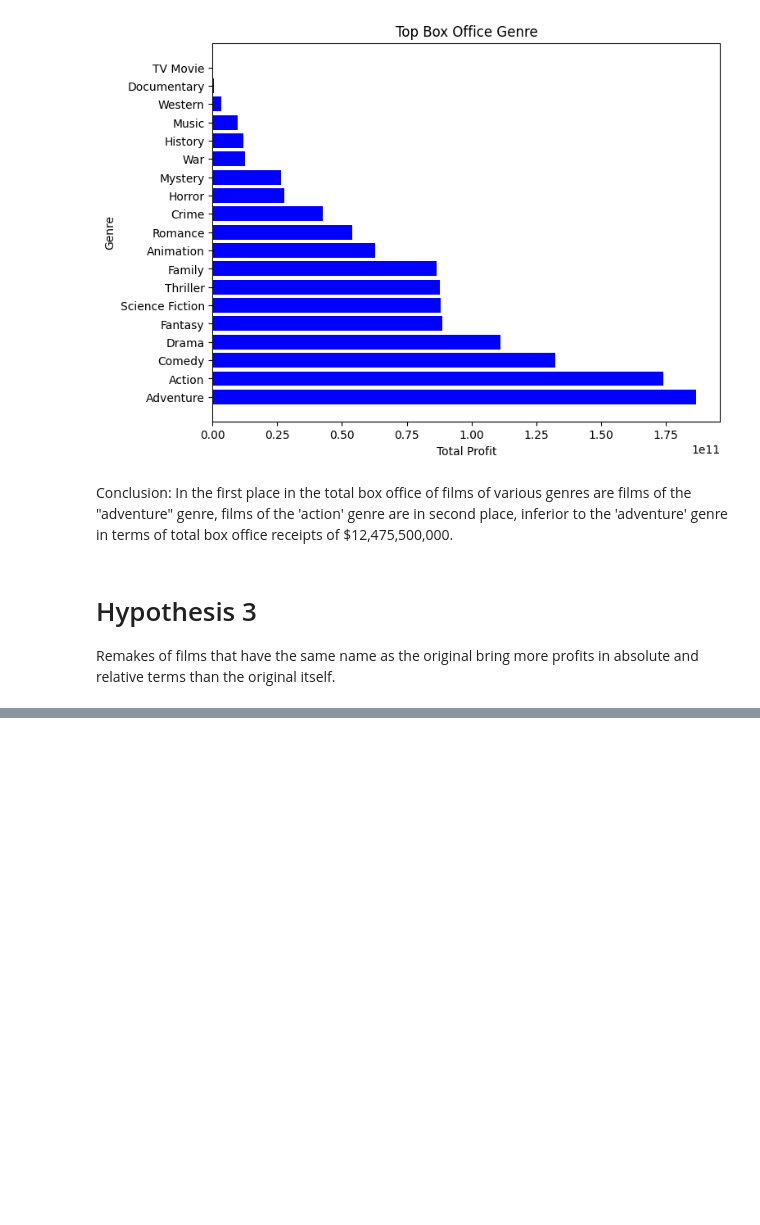
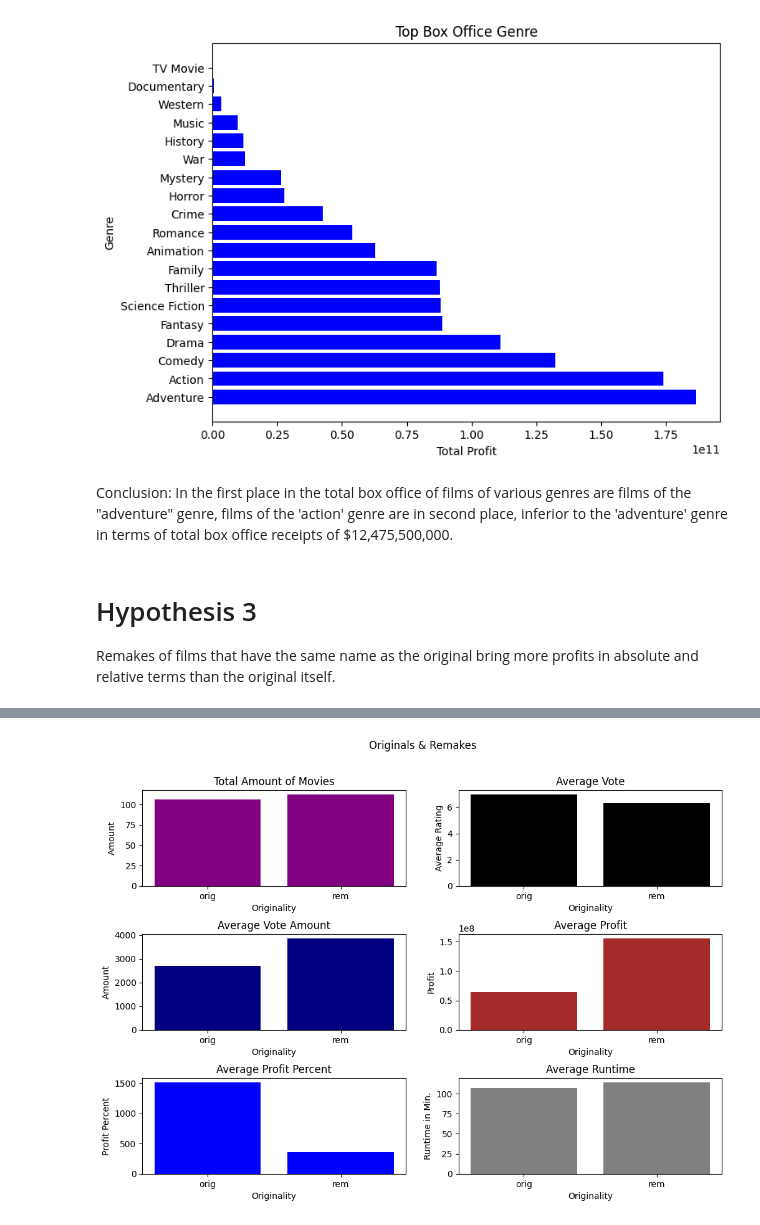
Before and after one commit to dkalenov/TMDB-Movie-Data-Analysis, a Jupyter notebook: TMDB_Movie_Data_Analysis.ipynb, the cells around one changed output, grey strips where cells are left out. Cells and saved outputs as stored; diff of their text form; code cells hidden in the pictures; blank space fills up the shorter version.

```diff
--- a/TMDB_Movie_Data_Analysis.ipynb
+++ b/TMDB_Movie_Data_Analysis.ipynb
@@ -717,0 +822,59 @@ Remakes of films that have the same name as the original bring more profits in a
+# %%
+# data visualization
+
+
+df_remake_avg = pd.DataFrame(rows, columns=['originality_check', 'count', 'avg_vote', 'avg_vote_count',
+                                         'avg_profit', 'avg_percent_profit', 'avg_runtime'])
+
+fig, axes = plt.subplots(3, 2, figsize=(12, 8))
+
+# Change the distance between graphs
+plt.subplots_adjust(hspace=0.5)
+fig.suptitle('Originals & Remakes')
+
+# Chart for count
+axes[0, 0].bar(df_remake_avg['originality_check'], df_remake_avg['count'], color = 'purple')
+axes[0, 0].set_xlabel('Originality')
+axes[0, 0].set_ylabel('Amount')
+axes[0, 0].set_title('Total Amount of Movies')
+
+
+# Diagram for avg_vote
+axes[0, 1].bar(df_remake_avg['originality_check'], df_remake_avg['avg_vote'], color = 'black')
+axes[0, 1].set_xlabel('Originality')
+axes[0, 1].set_ylabel('Average Rating')
+axes[0, 1].set_title('Average Vote')
+
+# Chart for avg_vote_count
+axes[1, 0].bar(df_remake_avg['originality_check'], df_remake_avg['avg_vote_count'], color = 'navy')
+axes[1, 0].set_xlabel('Originality')
+axes[1, 0].set_ylabel('Amount')
+axes[1, 0].set_title('Average Vote Amount')
+
+# Chart for avg_profit
+axes[1, 1].bar(df_remake_avg['originality_check'], df_remake_avg['avg_profit'], color = 'brown')
+axes[1, 1].set_xlabel('Originality')
+axes[1, 1].set_ylabel('Profit')
+axes[1, 1].set_title('Average Profit')
+
+
+# Chart for avg_percent_profit
+axes[2, 0].bar(df_remake_avg['originality_check'], df_remake_avg['avg_percent_profit'], color = 'blue')
+axes[2, 0].set_xlabel('Originality')
+axes[2, 0].set_ylabel('Profit Percent')
+axes[2, 0].set_title('Average Profit Percent')
+
+
+# Diagram for avg_runtime
+axes[2, 1].bar(df_remake_avg['originality_check'], df_remake_avg['avg_runtime'], color = 'grey')
+axes[2, 1].set_xlabel('Originality')
+axes[2, 1].set_ylabel('Runtime in Min.')
+axes[2, 1].set_title('Average Runtime')
+
+
+# Change the distance between graphs
+plt.subplots_adjust(hspace=0.5)
+
+plt.show()
+# %% [output]
+[figure, added]
```
Also changed, not shown: parts of 10 cells of this notebook.
